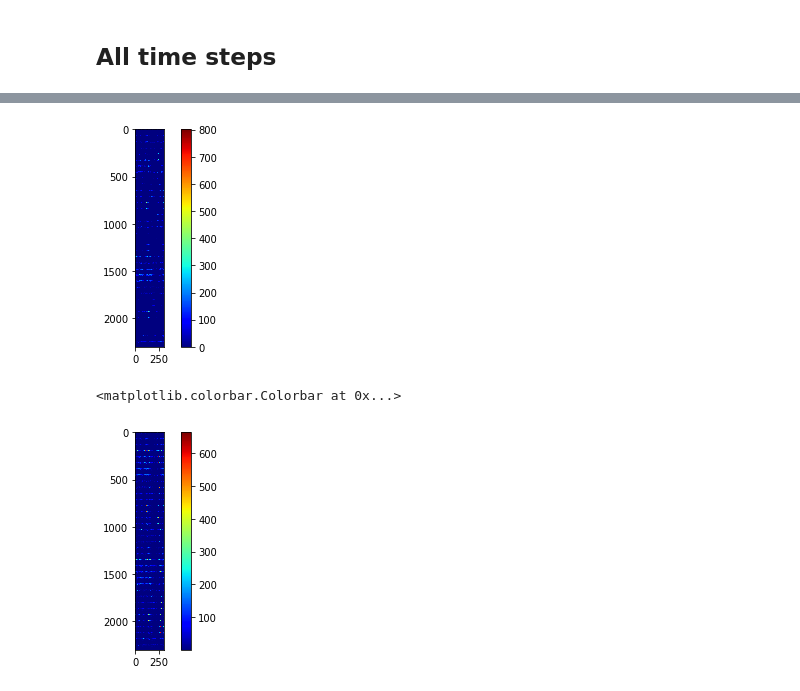
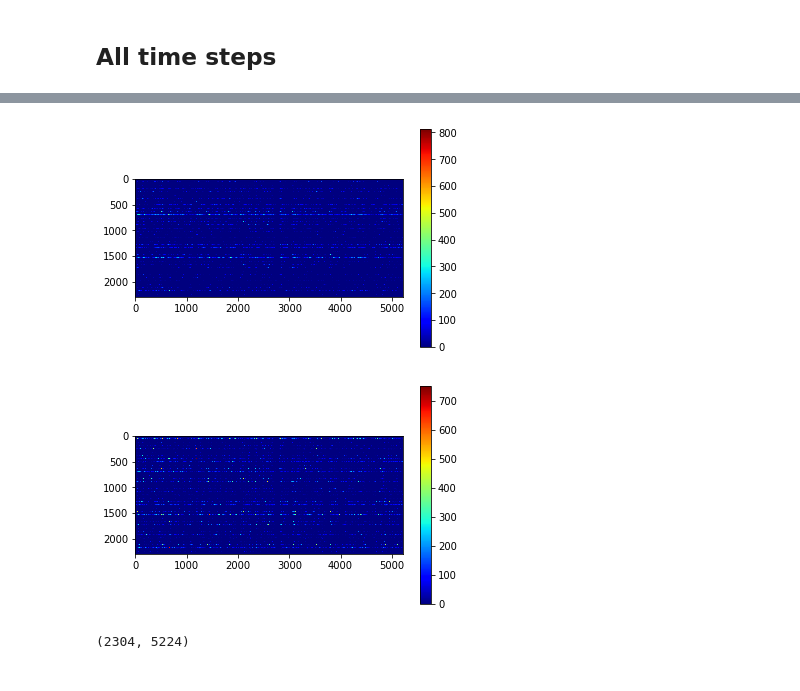
Before and after one commit to adityasinha379/Sparse-Recovery-of-Heard-Speech-Spectrogram, a Jupyter notebook: Project_as5624_vsr2119.ipynb, the cells around one changed output, grey strips where cells are left out. Saved outputs shown, nothing was run; the diff lists cells and outputs as text; code cells hidden in the pictures.

Commit message:
Obtaining results

```diff
--- a/Project_as5624_vsr2119.ipynb
+++ b/Project_as5624_vsr2119.ipynb
@@ -15,5 +12,5 @@ The autoreload extension is already loaded. To reload it, use:
 # %%
-X = getX(1, 'MS01')
+X_full = getX(1, 'MS01')
 print('X found')
 Y = getY(1, 'MS01')
 print('Y found')
@@ -56,4 +53,7 @@ plt.show()
 [figure]
 # %% [markdown]
 ## Sparse Recovery and tuning for single time step
+# %%
+X = X_full[:,200:-200]
+Y_new = A@X
 # %%
@@ -137,12 +151,18 @@ Error in X (dense) :  78916.31932088164
 # %%
 X_reca = X_rec.copy()
 X_reca[X_reca<0] = 0
-plt.imshow(X_reca[:,600:900],cmap='jet')
+plt.imshow(X_reca,cmap='jet')
 plt.colorbar()
 plt.show()
-plt.imshow(X[:,600:900],cmap='jet')
+plt.imshow(X,cmap='jet')
 plt.colorbar()
+np.save('X_rec.npy',X_reca)
 # %% [output]
-[figure, old version]
+[figure, new version]
-<matplotlib.colorbar.Colorbar at 0x...>
-[figure, old version]
+[figure, new version]
+# %%
+# Load result from saved file
+X_rec = np.load('X_rec.npy')
+X_rec.shape
+# %% [output]
+(2304, 5224)
```
Also changed, not shown: parts of 10 cells of this notebook, 3 other files.
